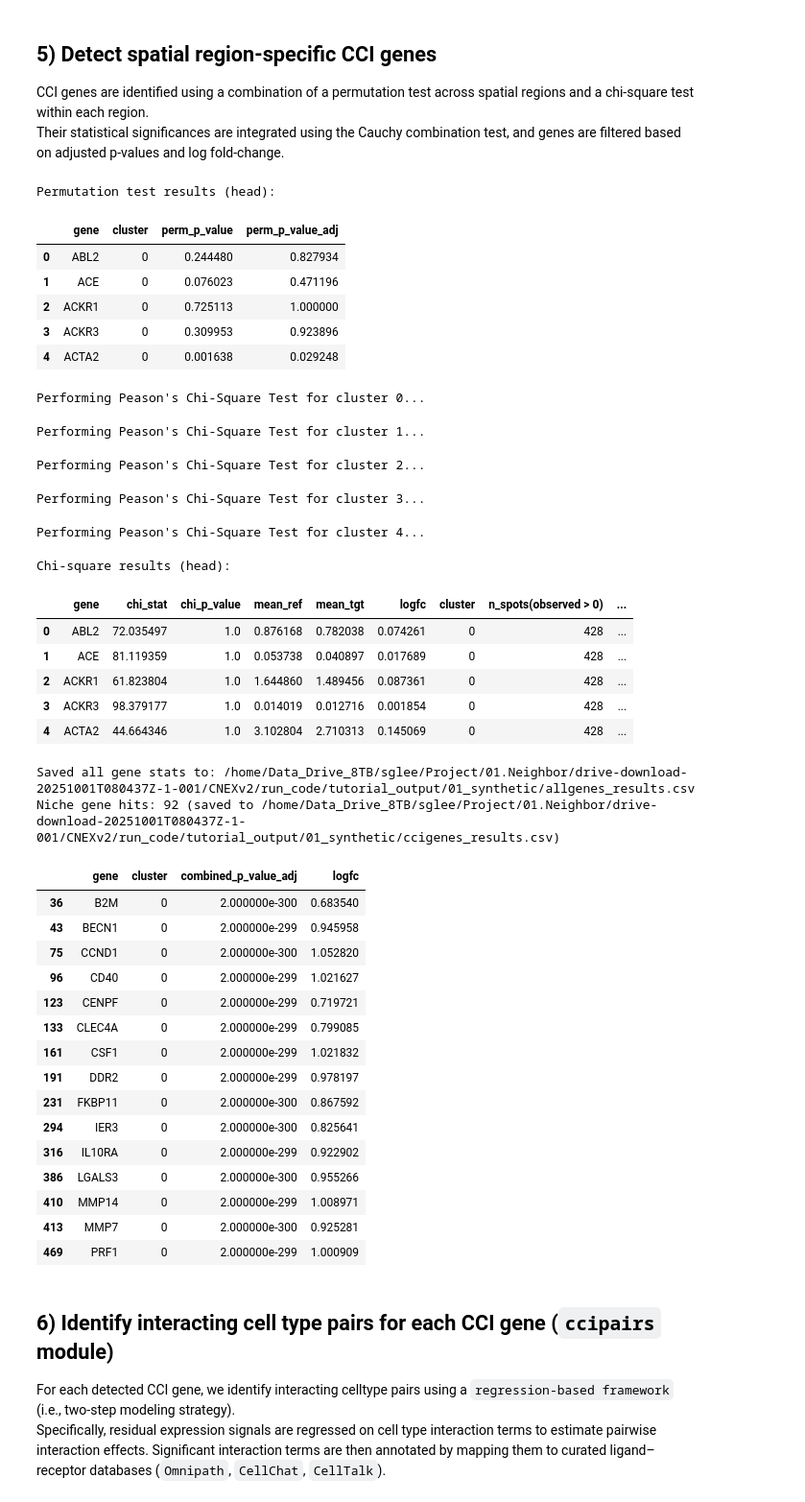
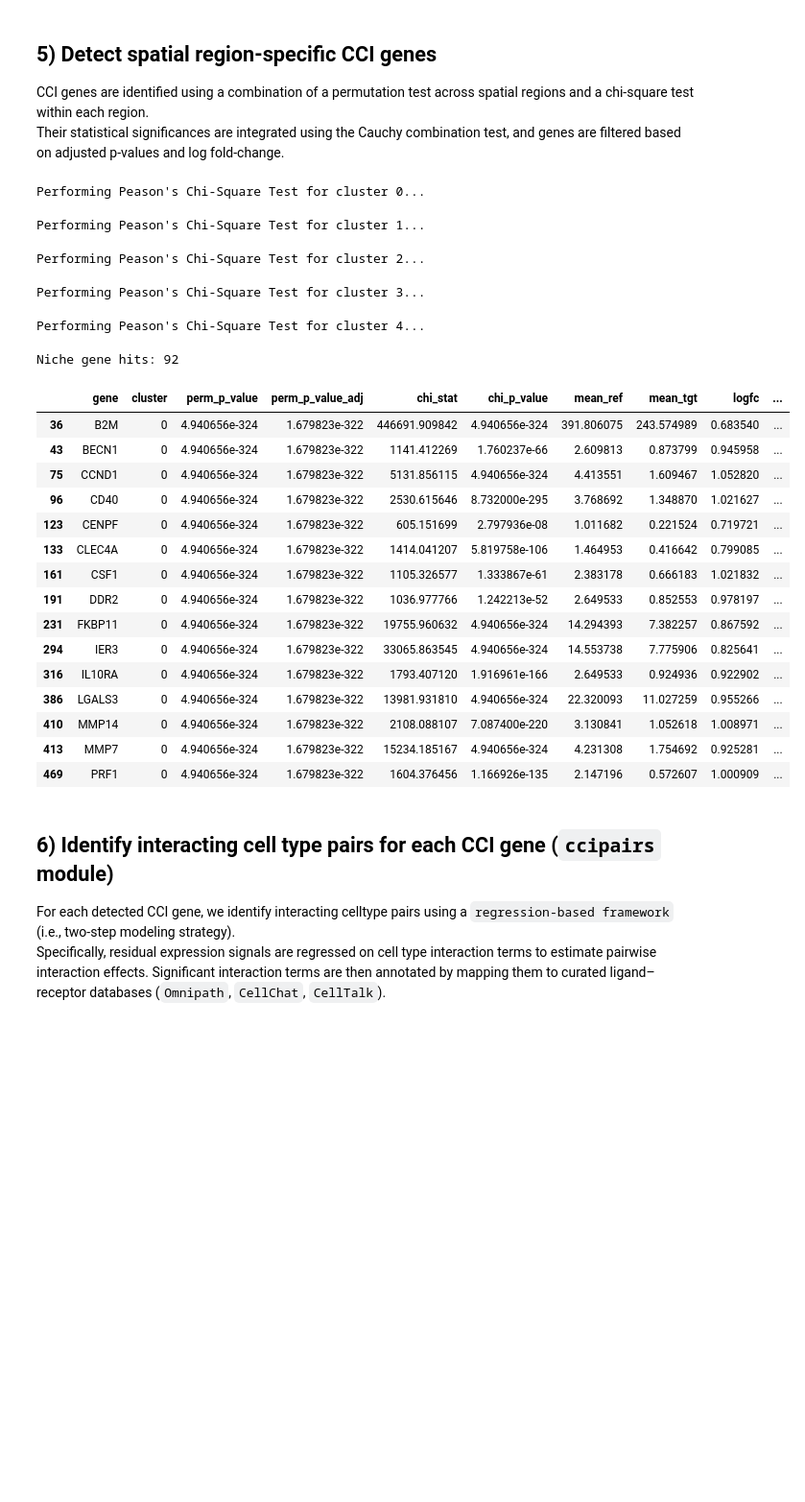
Before and after one commit to hkim240/CellNeighborEX-v2, a Jupyter notebook: tutorials/01.Synthetic_Benchmark.ipynb, the cells around one changed output. Shown at 96% size. Drawn from its saved outputs; the diff is of its cells as text; code cells hidden in the pictures; blank space fills up the shorter version.

```diff
--- a/tutorials/01.Synthetic_Benchmark.ipynb
+++ b/tutorials/01.Synthetic_Benchmark.ipynb
@@ -277,76 +296,61 @@ Their statistical significances are integrated using the Cauchy combination test
 # %%
 # Identify genes significantly deviating from expected expression using permutation tests
 perm_results = permutation_test_all_clusters(
-    None, # Internal adata construction in module
+    adata_tests,
     cluster_info=cluster_info,
     observed_expression=observed_expression,
     expected_expression=expected_expression,
     n_permutations=N_PERMUTATIONS,
     use_zeros=True,
     random_seed=42,
     path=str(OUTPUT_DIR),
 )
 
 # Perform Chi-square goodness-of-fit test for statistical refinement
 chi_results = chi_square_goodness_of_fit(
-    None,
+    adata_tests,
     cluster_info=cluster_info,
     groupby="condition",
     reference="observed",
     target="expected",
     use_zeros=True,
 )
 
 # Combine statistical results and filter for significant CCI genes
 stats_df = pd.merge(perm_results, chi_results, on=["gene", "cluster"], how="inner")
 stats_df["combined_p_value_adj"] = stats_df.apply(compute_combined_p_value, axis=1)
 stats_df.to_csv(OUTPUT_DIR / "allgenes_results.csv", index=False)
 
 # Apply filters: p-value < 0.01, mean_obs > mean_exp, and LogFC threshold
 gene_filter = (stats_df["combined_p_value_adj"] < 0.01) & (stats_df["mean_ref"] > stats_df["mean_tgt"]) & (stats_df["logfc"] > LOG_FC)
 final_results = stats_df.loc[gene_filter].copy()
 final_results.to_csv(OUTPUT_DIR / "ccigenes_results.csv", index=False)
 
 print(f"Niche gene hits: {final_results.shape[0]}")
 display(final_results.head(15))
 # %% [output]
-Permutation test results (head):
+Performing Peason's Chi-Square Test for cluster 0...
-|  | gene | cluster | perm_p_value | perm_p_value_adj |
-| 0 | ABL2 | 0 | 0.244480 | 0.827934 |
-| 1 | ACE | 0 | 0.076023 | 0.471196 |
-| 2 | ACKR1 | 0 | 0.725113 | 1.000000 |
-| 3 | ACKR3 | 0 | 0.309953 | 0.923896 |
-| 4 | ACTA2 | 0 | 0.001638 | 0.029248 |
-Performing Peason's Chi-Square Test for cluster 0...
+Performing Peason's Chi-Square Test for cluster 1...
-Performing Peason's Chi-Square Test for cluster 1...
+Performing Peason's Chi-Square Test for cluster 2...
-Performing Peason's Chi-Square Test for cluster 2...
+Performing Peason's Chi-Square Test for cluster 3...
-Performing Peason's Chi-Square Test for cluster 3...
+Performing Peason's Chi-Square Test for cluster 4...
-Performing Peason's Chi-Square Test for cluster 4...
+Niche gene hits: 92
-Chi-square results (head):
-|  | gene | chi_stat | chi_p_value | mean_ref | mean_tgt | logfc | cluster | n_spots(observed > 0) | ... |
-| 0 | ABL2 | 72.035497 | 1.0 | 0.876168 | 0.782038 | 0.074261 | 0 | 428 | ... |
-| 1 | ACE | 81.119359 | 1.0 | 0.053738 | 0.040897 | 0.017689 | 0 | 428 | ... |
-| 2 | ACKR1 | 61.823804 | 1.0 | 1.644860 | 1.489456 | 0.087361 | 0 | 428 | ... |
-| 3 | ACKR3 | 98.379177 | 1.0 | 0.014019 | 0.012716 | 0.001854 | 0 | 428 | ... |
-| 4 | ACTA2 | 44.664346 | 1.0 | 3.102804 | 2.710313 | 0.145069 | 0 | 428 | ... |
-Saved all gene stats to: /home/Data_Drive_8TB/sglee/Project/01.Neighbor/drive-download-20251001T080437Z-1-001/CNEXv2/run_code/tutorial_output/01_synthetic/allgenes_results.csv
-Niche gene hits: 92 (saved to /home/Data_Drive_8TB/sglee/Project/01.Neighbor/drive-download-20251001T080437Z-1-001/CNEXv2/run_code/tutorial_output/01_synthetic/ccigenes_results.csv)
-|  | gene | cluster | combined_p_value_adj | logfc |
-| 36 | B2M | 0 | 2.000000e-300 | 0.683540 |
-| 43 | BECN1 | 0 | 2.000000e-299 | 0.945958 |
-| 75 | CCND1 | 0 | 2.000000e-300 | 1.052820 |
-| 96 | CD40 | 0 | 2.000000e-299 | 1.021627 |
-| 123 | CENPF | 0 | 2.000000e-299 | 0.719721 |
-| 133 | CLEC4A | 0 | 2.000000e-299 | 0.799085 |
-| 161 | CSF1 | 0 | 2.000000e-299 | 1.021832 |
-| 191 | DDR2 | 0 | 2.000000e-299 | 0.978197 |
-| 231 | FKBP11 | 0 | 2.000000e-300 | 0.867592 |
-| 294 | IER3 | 0 | 2.000000e-300 | 0.825641 |
-| 316 | IL10RA | 0 | 2.000000e-299 | 0.922902 |
-| 386 | LGALS3 | 0 | 2.000000e-300 | 0.955266 |
-| 410 | MMP14 | 0 | 2.000000e-299 | 1.008971 |
-| 413 | MMP7 | 0 | 2.000000e-300 | 0.925281 |
-| 469 | PRF1 | 0 | 2.000000e-299 | 1.000909 |
+|  | gene | cluster | perm_p_value | perm_p_value_adj | chi_stat | chi_p_value | mean_ref | mean_tgt | logfc | ... |
+| 36 | B2M | 0 | 4.940656e-324 | 1.679823e-322 | 446691.909842 | 4.940656e-324 | 391.806075 | 243.574989 | 0.683540 | ... |
+| 43 | BECN1 | 0 | 4.940656e-324 | 1.679823e-322 | 1141.412269 | 1.760237e-66 | 2.609813 | 0.873799 | 0.945958 | ... |
+| 75 | CCND1 | 0 | 4.940656e-324 | 1.679823e-322 | 5131.856115 | 4.940656e-324 | 4.413551 | 1.609467 | 1.052820 | ... |
+| 96 | CD40 | 0 | 4.940656e-324 | 1.679823e-322 | 2530.615646 | 8.732000e-295 | 3.768692 | 1.348870 | 1.021627 | ... |
+| 123 | CENPF | 0 | 4.940656e-324 | 1.679823e-322 | 605.151699 | 2.797936e-08 | 1.011682 | 0.221524 | 0.719721 | ... |
+| 133 | CLEC4A | 0 | 4.940656e-324 | 1.679823e-322 | 1414.041207 | 5.819758e-106 | 1.464953 | 0.416642 | 0.799085 | ... |
+| 161 | CSF1 | 0 | 4.940656e-324 | 1.679823e-322 | 1105.326577 | 1.333867e-61 | 2.383178 | 0.666183 | 1.021832 | ... |
+| 191 | DDR2 | 0 | 4.940656e-324 | 1.679823e-322 | 1036.977766 | 1.242213e-52 | 2.649533 | 0.852553 | 0.978197 | ... |
+| 231 | FKBP11 | 0 | 4.940656e-324 | 1.679823e-322 | 19755.960632 | 4.940656e-324 | 14.294393 | 7.382257 | 0.867592 | ... |
+| 294 | IER3 | 0 | 4.940656e-324 | 1.679823e-322 | 33065.863545 | 4.940656e-324 | 14.553738 | 7.775906 | 0.825641 | ... |
+| 316 | IL10RA | 0 | 4.940656e-324 | 1.679823e-322 | 1793.407120 | 1.916961e-166 | 2.649533 | 0.924936 | 0.922902 | ... |
+| 386 | LGALS3 | 0 | 4.940656e-324 | 1.679823e-322 | 13981.931810 | 4.940656e-324 | 22.320093 | 11.027259 | 0.955266 | ... |
+| 410 | MMP14 | 0 | 4.940656e-324 | 1.679823e-322 | 2108.088107 | 7.087400e-220 | 3.130841 | 1.052618 | 1.008971 | ... |
+| 413 | MMP7 | 0 | 4.940656e-324 | 1.679823e-322 | 15234.185167 | 4.940656e-324 | 4.231308 | 1.754692 | 0.925281 | ... |
+| 469 | PRF1 | 0 | 4.940656e-324 | 1.679823e-322 | 1604.376456 | 1.166926e-135 | 2.147196 | 0.572607 | 1.000909 | ... |
 # %% [markdown]
 ## 6) Identify interacting cell type pairs for each CCI gene (`ccipairs` module)
 
```
Also changed, not shown: parts of 4 cells of this notebook, 2 other files.
